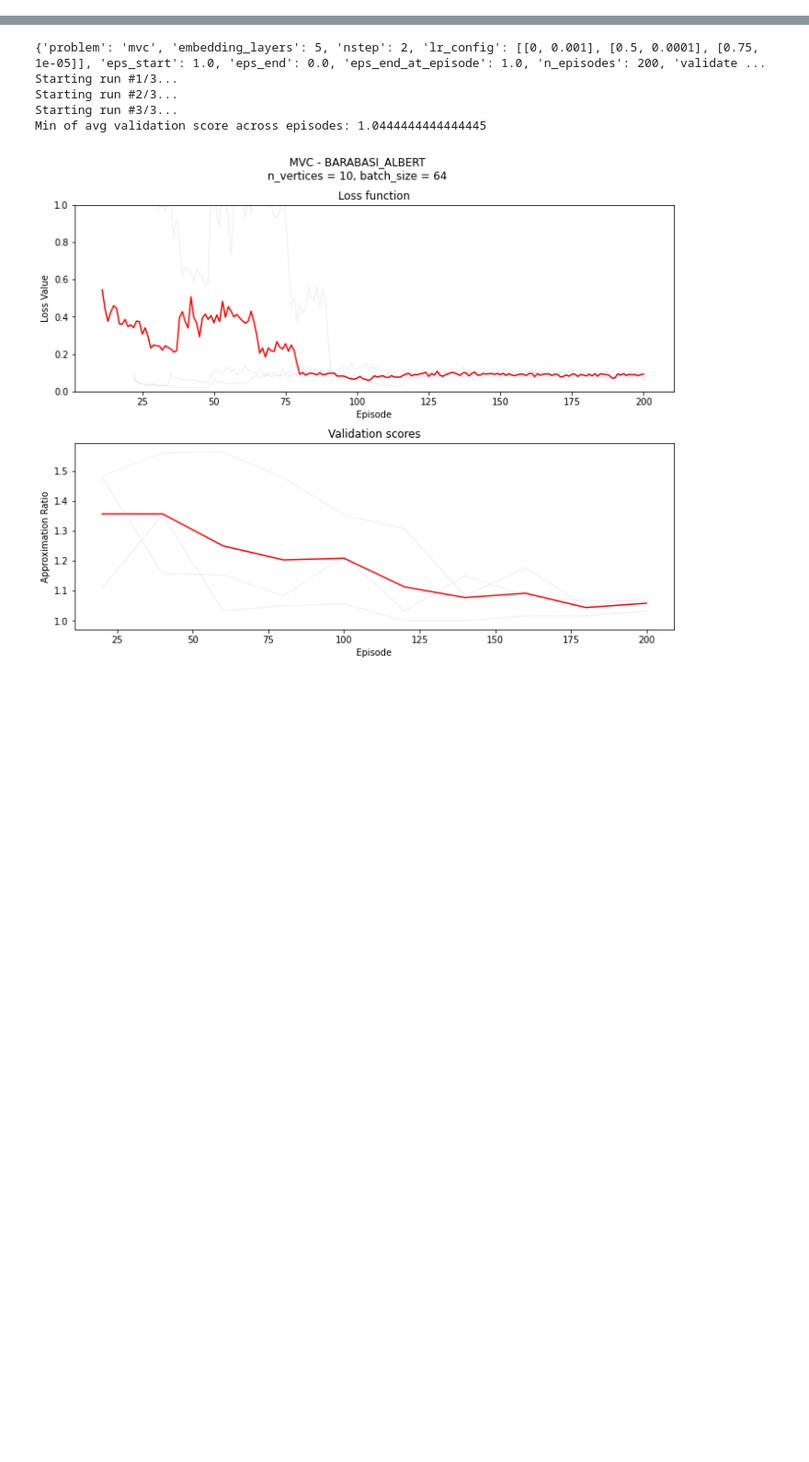
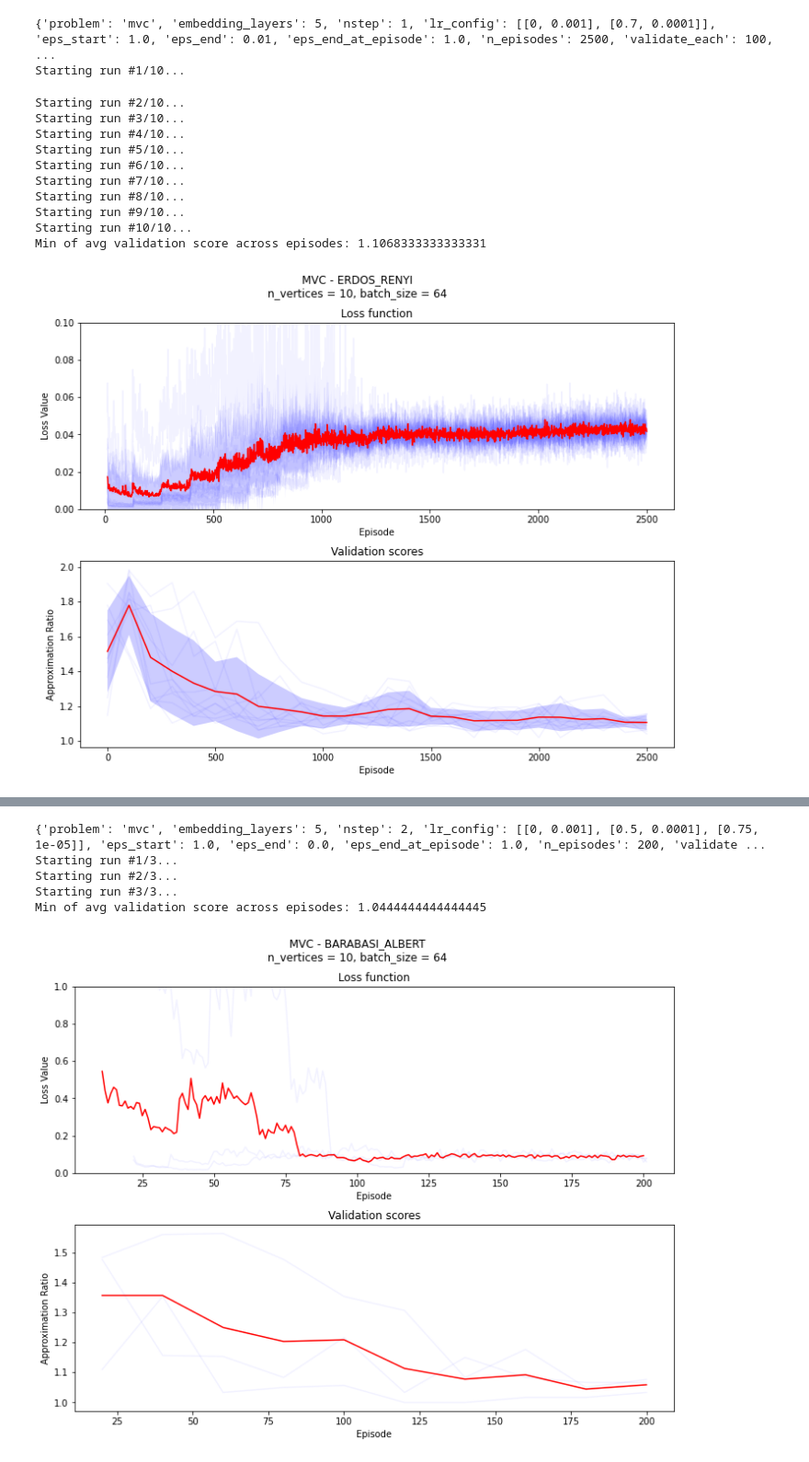
Before and after one commit to LIRA-UFRJ/s2v-dqn, a Jupyter notebook: notebooks/MVC.ipynb, the cells around one changed output, grey strips where cells are left out. Shown at 92% size. Saved outputs shown, nothing was run; the diff lists cells and outputs as text; code cells hidden in the pictures; blank space fills up the shorter version.

```diff
--- a/notebooks/MVC.ipynb
+++ b/notebooks/MVC.ipynb
@@ -31,0 +86,25 @@ mvc_base_params = {
+# %%
+%%time
+params = {
+    **mvc_base_params,
+    'n_vertices': 10,
+    'graph_type': GraphType.ERDOS_RENYI,
+    'graph_params': {'p': 0.3},
+}
+experiment_idx = 12
+n_runs = 10
+agents_12 = train(n_runs, params, PROBLEM, experiment_idx)
+# %% [output]
+{'problem': 'mvc', 'embedding_layers': 5, 'nstep': 1, 'lr_config': [[0, 0.001], [0.7, 0.0001]], 'eps_start': 1.0, 'eps_end': 0.01, 'eps_end_at_episode': 1.0, 'n_episodes': 2500, 'validate_each': 100,  ...
+Starting run #1/10...
+Starting run #2/10...
+Starting run #3/10...
+Starting run #4/10...
+Starting run #5/10...
+Starting run #6/10...
+Starting run #7/10...
+Starting run #8/10...
+Starting run #9/10...
+Starting run #10/10...
+Min of avg validation score across episodes: 1.1068333333333331
+[figure, added]
```
Also changed, not shown: parts of 25 cells of this notebook, 17 other files.
